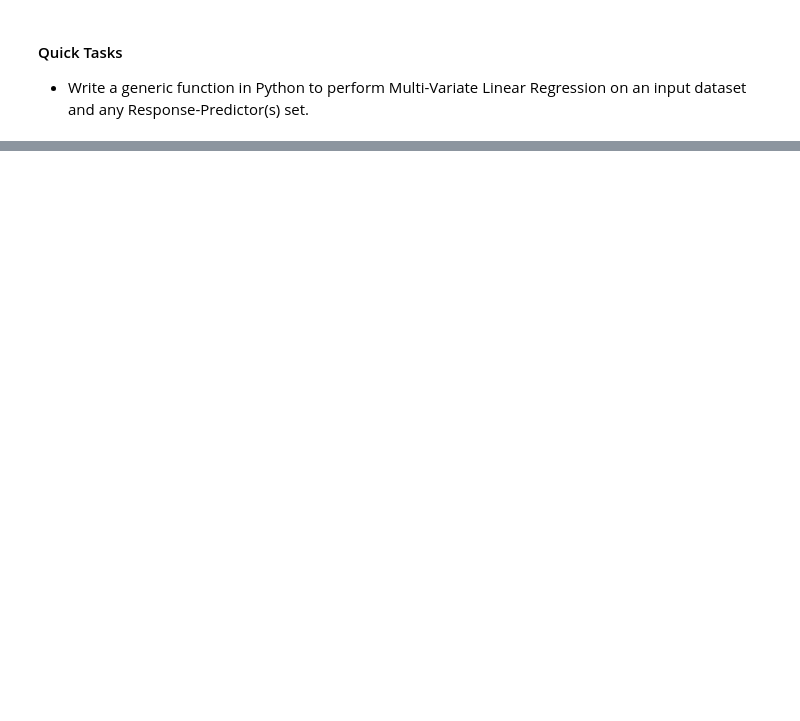
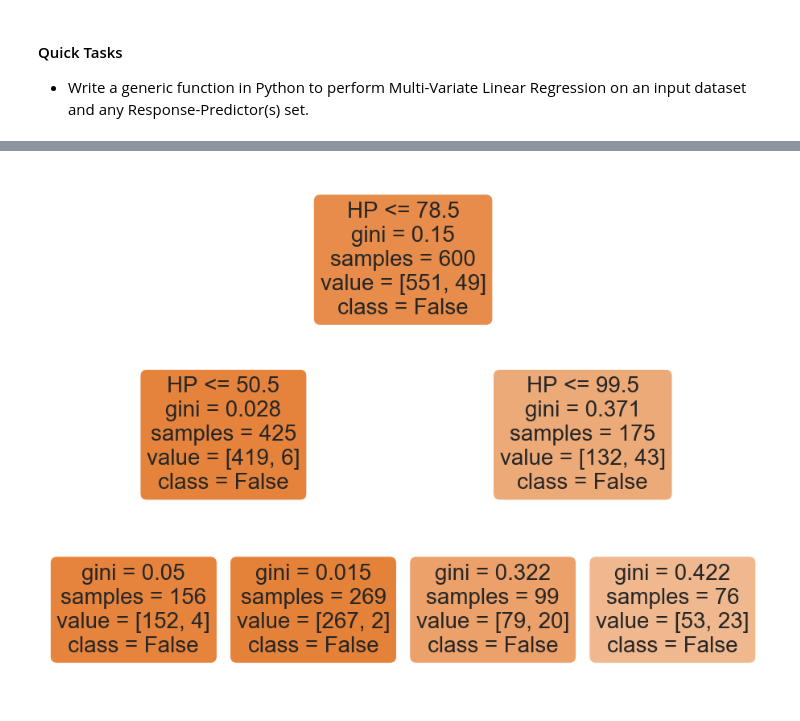
Before and after one commit to sgsourav/python-programming, a Jupyter notebook: Module7_BasicDataScience.ipynb, the cells around one changed output, grey strips where cells are left out. Drawn from its saved outputs; the diff is of its cells as text; code cells hidden in the pictures; blank space fills up the shorter version.

```diff
--- a/Module7_BasicDataScience.ipynb
+++ b/Module7_BasicDataScience.ipynb
@@ -250,0 +386,7 @@ print()
+# %%
+# Extract Response and Predictors
+y = pd.DataFrame(pkmndata[response])
+X = pd.DataFrame(pkmndata[predictor])
+
+# Convert the response to Binary
+y[response] = y[response].astype("bool")
@@ -250,0 +395,3 @@ print()
+# %%
+# Split the Dataset into Train and Test
+X_train, X_test, y_train, y_test = train_test_split(X, y, test_size = 0.25)
@@ -250,0 +401,3 @@ print()
+# %%
+# Create a Decision Tree Classifier object
+dectree = DecisionTreeClassifier(max_depth = 2)
@@ -250,0 +416,12 @@ print()
+# %%
+# Plot the Decision Tree model
+f, axes = plt.subplots(1, 1, figsize=(16, 12))
+
+plot_tree(dectree,
+          filled=True,
+          feature_names=X_train.columns,
+          class_names=["False","True"],
+          rounded = True)
+plt.show()
+# %% [output]
+[figure, added]
```
Also changed, not shown: parts of 28 cells of this notebook, 4 other files.
